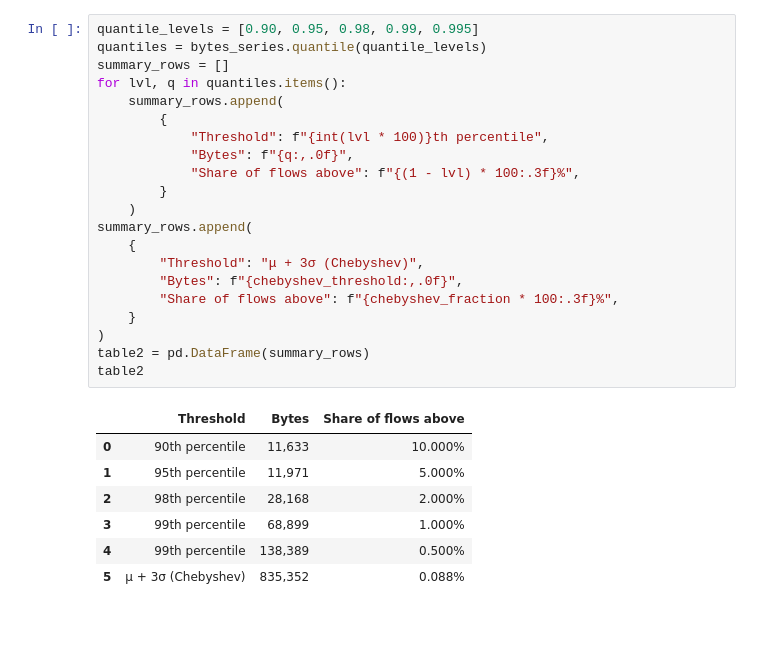
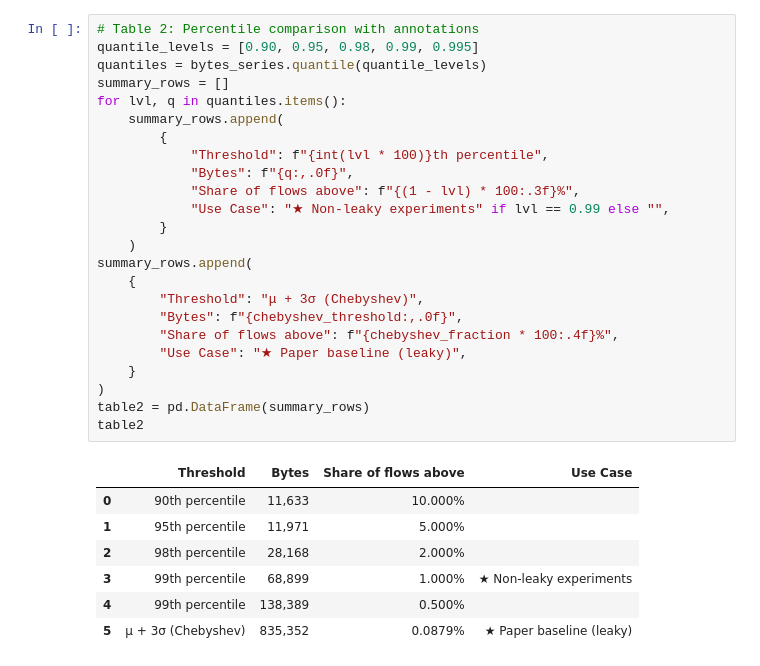
Before and after one commit to mohammad-malik/elephant-mice-cicids2017, a Jupyter notebook: notebooks/02_elephant_threshold_selection.ipynb, the cells around one changed output. Drawn from its saved outputs; the diff is of its cells as text; blank space fills up the shorter version.

```diff
--- a/notebooks/02_elephant_threshold_selection.ipynb
+++ b/notebooks/02_elephant_threshold_selection.ipynb
@@ -78,30 +93,33 @@ plt.show()
 # %%
+# Table 2: Percentile comparison with annotations
 quantile_levels = [0.90, 0.95, 0.98, 0.99, 0.995]
 quantiles = bytes_series.quantile(quantile_levels)
 summary_rows = []
 for lvl, q in quantiles.items():
     summary_rows.append(
         {
             "Threshold": f"{int(lvl * 100)}th percentile",
             "Bytes": f"{q:,.0f}",
             "Share of flows above": f"{(1 - lvl) * 100:.3f}%",
+            "Use Case": "★ Non-leaky experiments" if lvl == 0.99 else "",
         }
     )
 summary_rows.append(
     {
         "Threshold": "μ + 3σ (Chebyshev)",
         "Bytes": f"{chebyshev_threshold:,.0f}",
-        "Share of flows above": f"{chebyshev_fraction * 100:.3f}%",
+        "Share of flows above": f"{chebyshev_fraction * 100:.4f}%",
+        "Use Case": "★ Paper baseline (leaky)",
     }
 )
 table2 = pd.DataFrame(summary_rows)
 table2
 # %% [output]
-|  | Threshold | Bytes | Share of flows above |
-| 0 | 90th percentile | 11,633 | 10.000% |
-| 1 | 95th percentile | 11,971 | 5.000% |
-| 2 | 98th percentile | 28,168 | 2.000% |
-| 3 | 99th percentile | 68,899 | 1.000% |
-| 4 | 99th percentile | 138,389 | 0.500% |
-| 5 | μ + 3σ (Chebyshev) | 835,352 | 0.088% |
+|  | Threshold | Bytes | Share of flows above | Use Case |
+| 0 | 90th percentile | 11,633 | 10.000% |  |
+| 1 | 95th percentile | 11,971 | 5.000% |  |
+| 2 | 98th percentile | 28,168 | 2.000% |  |
+| 3 | 99th percentile | 68,899 | 1.000% | ★ Non-leaky experiments |
+| 4 | 99th percentile | 138,389 | 0.500% |  |
+| 5 | μ + 3σ (Chebyshev) | 835,352 | 0.0879% | ★ Paper baseline (leaky) |
 # %%
```
Also changed, not shown: parts of 7 cells of this notebook, 29 other files.
